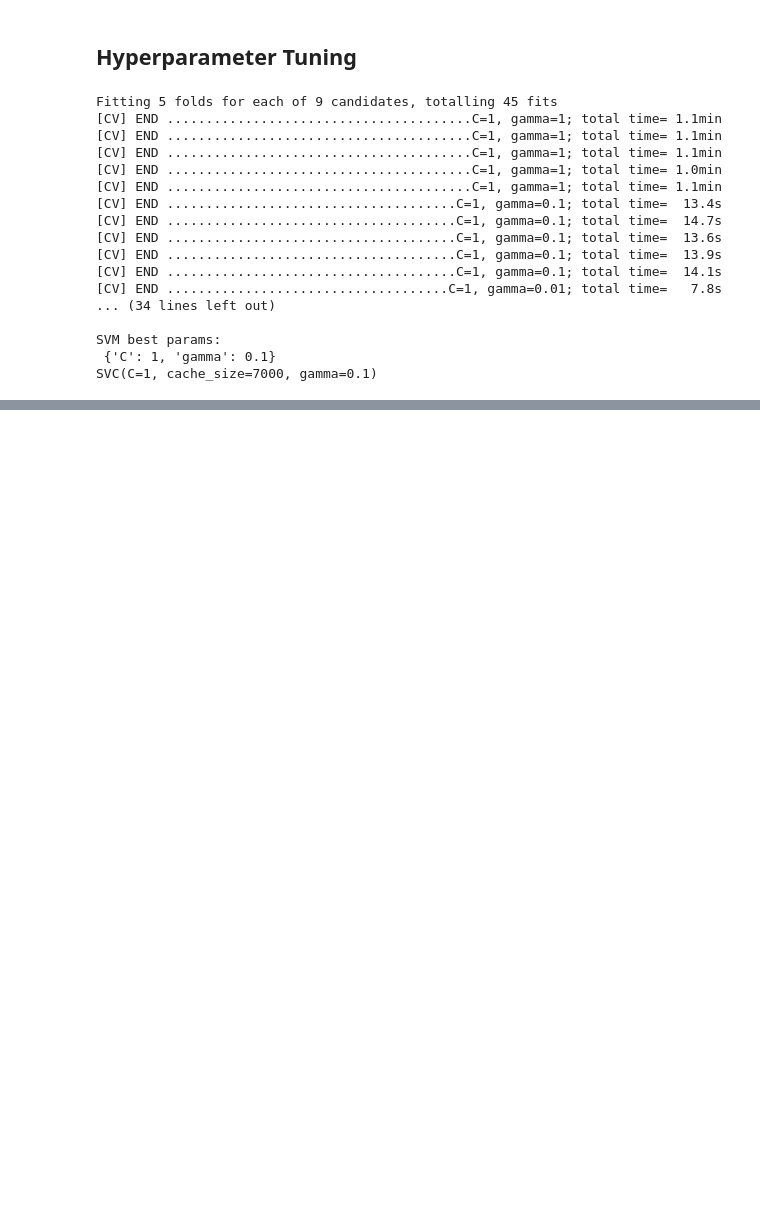
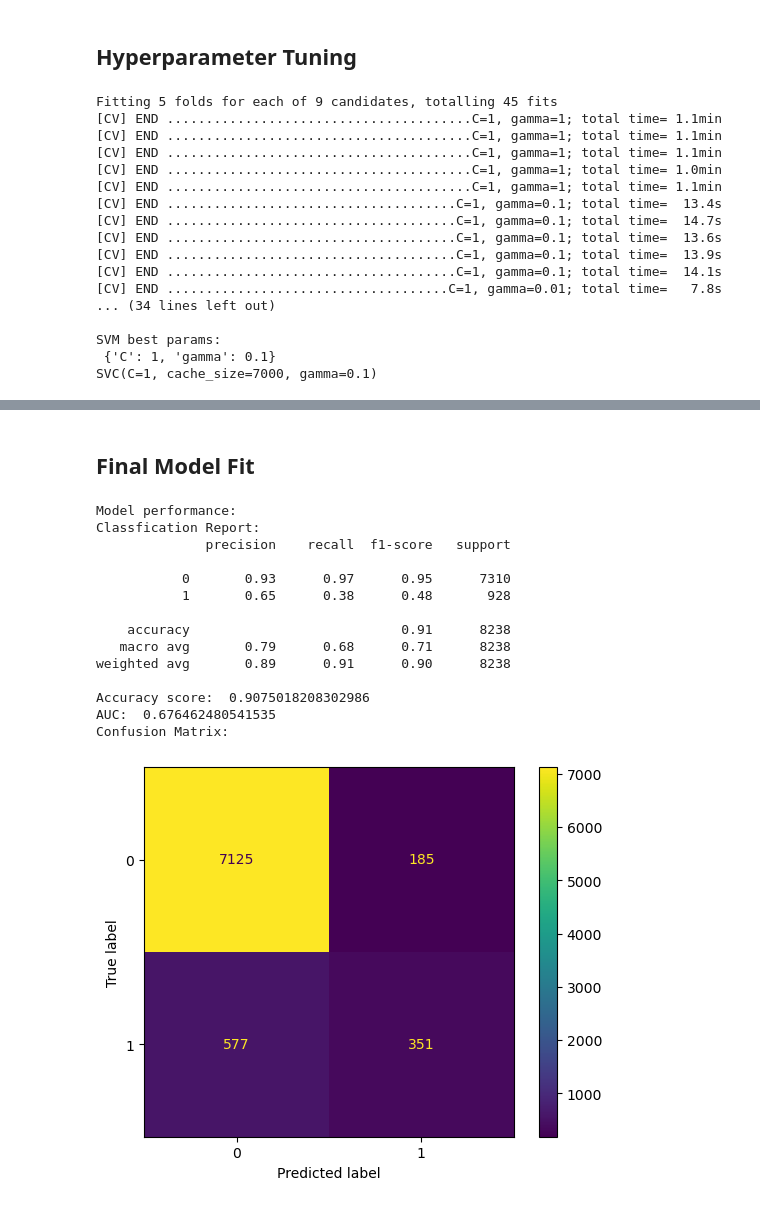
Before and after one commit to Yukitoshi12345/Bank-Marketing-Analysis, a Jupyter notebook: support_vector_machine.ipynb, the cells around one changed output, grey strips where cells are left out. Drawn from its saved outputs; the diff is of its cells as text; code cells hidden in the pictures; blank space fills up the shorter version.

```diff
--- a/support_vector_machine.ipynb
+++ b/support_vector_machine.ipynb
@@ -152,0 +171,24 @@ SVC(C=1, cache_size=7000, gamma=0.1)
+# %% [markdown]
+## Final Model Fit
+# %%
+# Fit final SVM on the train set using the best parameters from the hyperparameter tuning process
+svc_final = SVC(cache_size = 7000, C = 1, gamma = 0.1)
+svc_final.fit(X_train, Y_train)
+
+test_output(svc_final, X_test, Y_test)
+# %% [output]
+Model performance:
+Classfication Report:
+              precision    recall  f1-score   support
+
+           0       0.93      0.97      0.95      7310
+           1       0.65      0.38      0.48       928
+
+    accuracy                           0.91      8238
+   macro avg       0.79      0.68      0.71      8238
+weighted avg       0.89      0.91      0.90      8238
+
+Accuracy score:  0.9075018208302986
+AUC:  0.676462480541535
+Confusion Matrix:
+[figure, added]
```
Also changed, not shown: parts of 2 cells of this notebook.
